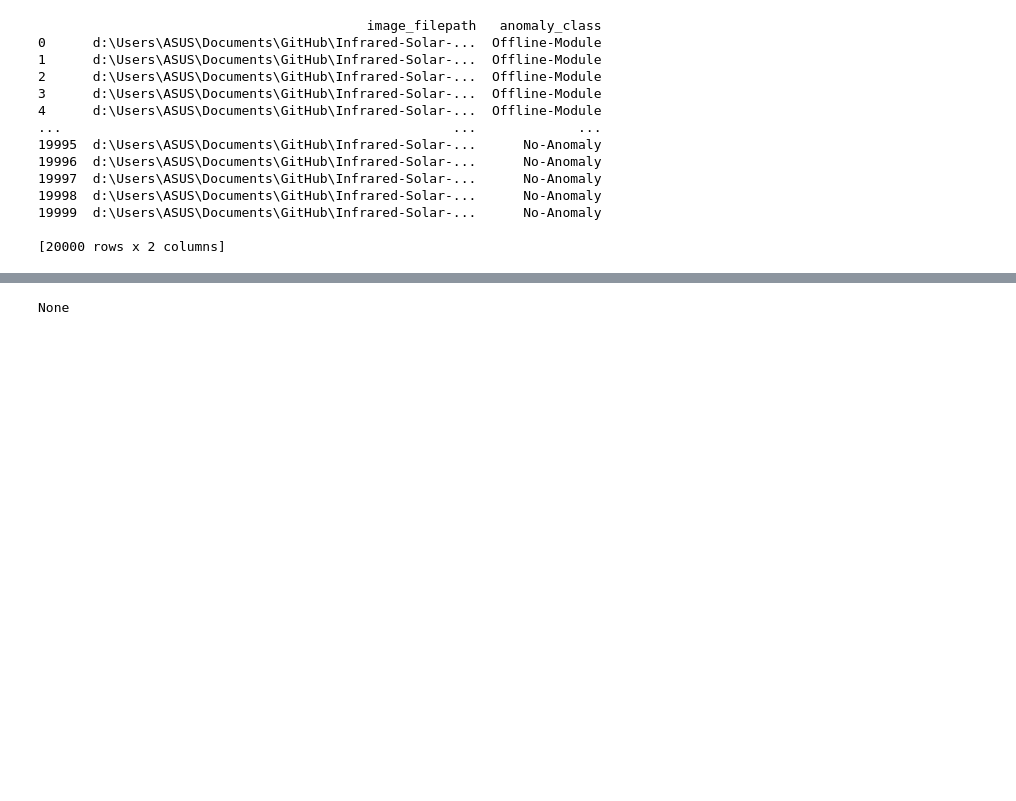
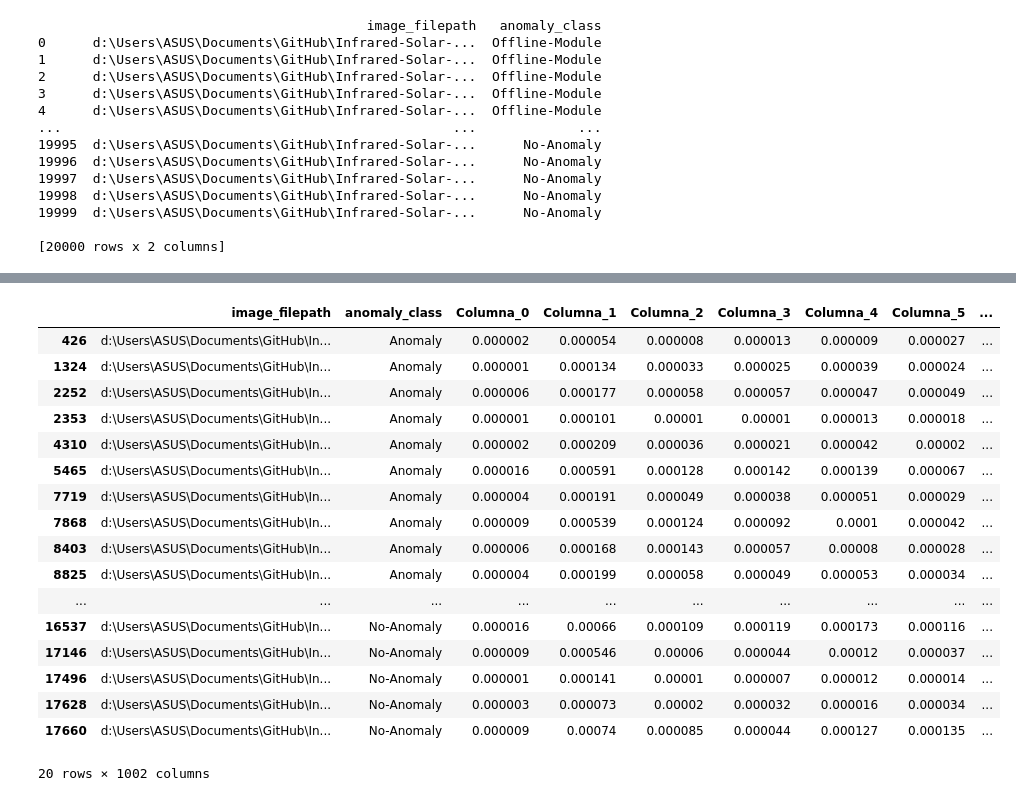
Before and after one commit to DanielOrBO/Infrared-Solar-Modules-Classifier, a Jupyter notebook: Test_Models_2 Classes.ipynb, the cells around one changed output, grey strips where cells are left out. Cells and saved outputs as stored; diff of their text form; code cells hidden in the pictures; blank space fills up the shorter version.

```diff
--- a/Test_Models_2 Classes.ipynb
+++ b/Test_Models_2 Classes.ipynb
@@ -55,0 +82,7 @@ print(df)
+# %%
+for i in range(1000):
+    sample[f"Columna {i}"] = ""
+# Obtener los nombres de las filas
+nombres_filas = sample.index.tolist()
+
+# Imprimir los nombres de las filas
@@ -85,18 +98,20 @@ print(df.shape)
-# %%
-for i in range(len(data[0])):
-    sample[f"Columna {i}"] = ""
-# Obtener los nombres de las filas
-nombres_filas = sample.index.tolist()
-
-# Imprimir los nombres de las filas
-print(nombres_filas)
 # %%
 def dataframe(df):
 
-    sample = df.groupby('anomaly_class').sample(n=10).sort_index()
-    for n in sample.index.tolist():
-        Features = ExtFwVGG16(sample["image_filepath"][n])
+    sample = df.groupby("anomaly_class").sample(n=10).sort_index()
+    filas = sample.index.tolist()
 
+    for i in range(1000):
 
-a = dataframe(sample)
+        colum_name = f"Columna_{i}"
+        sample[colum_name] = ""
+
+    for n in range(len(filas)):
+
+        Features = ExtFwVGG16(df["image_filepath"][filas[n]])
+        sample.iloc[n,2::] = Features[0].tolist()
+
+    return sample
+
+data_f = dataframe(df)
 # %% [output]
@@ -120,4 +138,21 @@ a = dataframe(sample)
-# %%
-print(a)
-# %% [output]
-None
+# %%
+data_f
+# %% [output]
+|  | image_filepath | anomaly_class | Columna_0 | Columna_1 | Columna_2 | Columna_3 | Columna_4 | Columna_5 | ... |
+| 426 | d:\Users\ASUS\Documents\GitHub\In... | Anomaly | 0.000002 | 0.000054 | 0.000008 | 0.000013 | 0.000009 | 0.000027 | ... |
+| 1324 | d:\Users\ASUS\Documents\GitHub\In... | Anomaly | 0.000001 | 0.000134 | 0.000033 | 0.000025 | 0.000039 | 0.000024 | ... |
+| 2252 | d:\Users\ASUS\Documents\GitHub\In... | Anomaly | 0.000006 | 0.000177 | 0.000058 | 0.000057 | 0.000047 | 0.000049 | ... |
+| 2353 | d:\Users\ASUS\Documents\GitHub\In... | Anomaly | 0.000001 | 0.000101 | 0.00001 | 0.00001 | 0.000013 | 0.000018 | ... |
+| 4310 | d:\Users\ASUS\Documents\GitHub\In... | Anomaly | 0.000002 | 0.000209 | 0.000036 | 0.000021 | 0.000042 | 0.00002 | ... |
+| 5465 | d:\Users\ASUS\Documents\GitHub\In... | Anomaly | 0.000016 | 0.000591 | 0.000128 | 0.000142 | 0.000139 | 0.000067 | ... |
+| 7719 | d:\Users\ASUS\Documents\GitHub\In... | Anomaly | 0.000004 | 0.000191 | 0.000049 | 0.000038 | 0.000051 | 0.000029 | ... |
+| 7868 | d:\Users\ASUS\Documents\GitHub\In... | Anomaly | 0.000009 | 0.000539 | 0.000124 | 0.000092 | 0.0001 | 0.000042 | ... |
+| 8403 | d:\Users\ASUS\Documents\GitHub\In... | Anomaly | 0.000006 | 0.000168 | 0.000143 | 0.000057 | 0.00008 | 0.000028 | ... |
+| 8825 | d:\Users\ASUS\Documents\GitHub\In... | Anomaly | 0.000004 | 0.000199 | 0.000058 | 0.000049 | 0.000053 | 0.000034 | ... |
+| ... | ... | ... | ... | ... | ... | ... | ... | ... | ... |
+| 16537 | d:\Users\ASUS\Documents\GitHub\In... | No-Anomaly | 0.000016 | 0.00066 | 0.000109 | 0.000119 | 0.000173 | 0.000116 | ... |
+| 17146 | d:\Users\ASUS\Documents\GitHub\In... | No-Anomaly | 0.000009 | 0.000546 | 0.00006 | 0.000044 | 0.00012 | 0.000037 | ... |
+| 17496 | d:\Users\ASUS\Documents\GitHub\In... | No-Anomaly | 0.000001 | 0.000141 | 0.00001 | 0.000007 | 0.000012 | 0.000014 | ... |
+| 17628 | d:\Users\ASUS\Documents\GitHub\In... | No-Anomaly | 0.000003 | 0.000073 | 0.00002 | 0.000032 | 0.000016 | 0.000034 | ... |
+| 17660 | d:\Users\ASUS\Documents\GitHub\In... | No-Anomaly | 0.000009 | 0.00074 | 0.000085 | 0.000044 | 0.000127 | 0.000135 | ... |
+20 rows × 1002 columns
```
Also changed, not shown: parts of 10 cells of this notebook, 3 other files.
